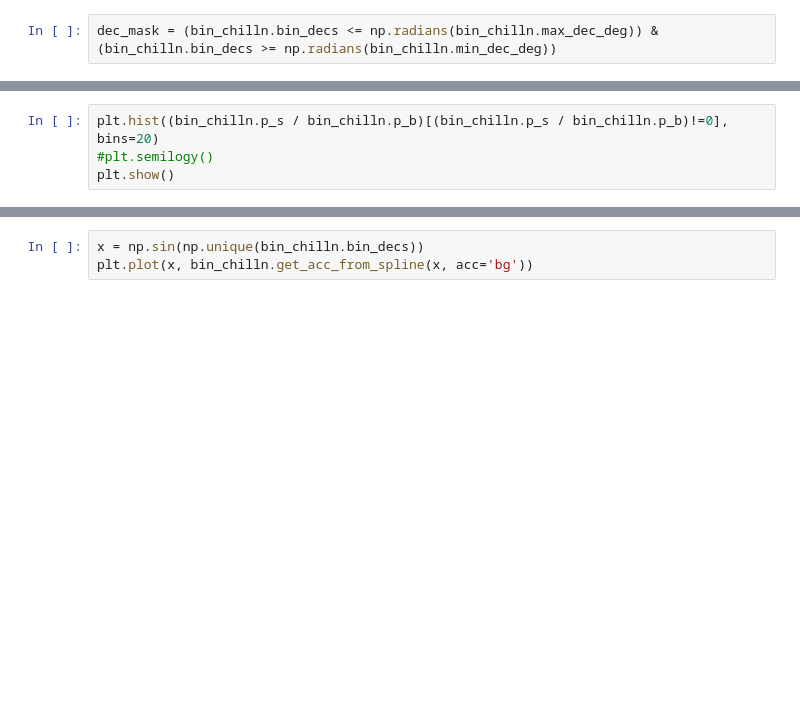
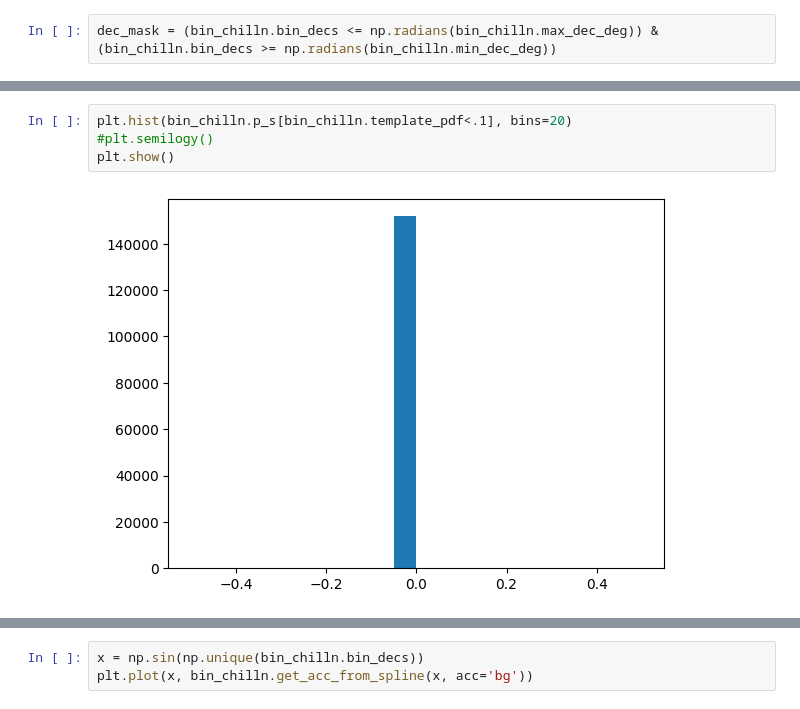
Before and after one commit to MACampana/BinnedTracks, a Jupyter notebook: NEW_BinnedAnalysis.ipynb, the cells around one changed output, grey strips where cells are left out. Cells and saved outputs as stored; diff of their text form; blank space fills up the shorter version.

```diff
--- a/NEW_BinnedAnalysis.ipynb
+++ b/NEW_BinnedAnalysis.ipynb
@@ -749,7 +890,9 @@ plt.show()
 # %%
-plt.hist((bin_chilln.p_s / bin_chilln.p_b)[(bin_chilln.p_s / bin_chilln.p_b)!=0], bins=20)
+plt.hist(bin_chilln.p_s[bin_chilln.template_pdf<.1], bins=20)
 #plt.semilogy()
 plt.show()
+# %% [output]
+[figure, added]
 # %%
 plt.figure(facecolor='w')
 
```
Also changed, not shown: parts of 19 cells of this notebook, 3 other files.
